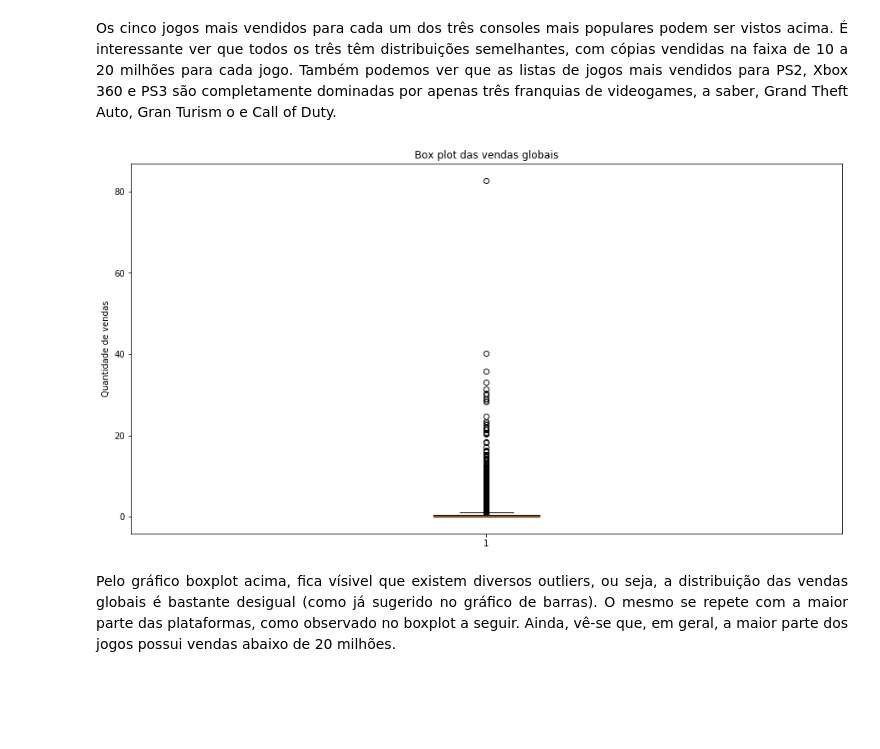
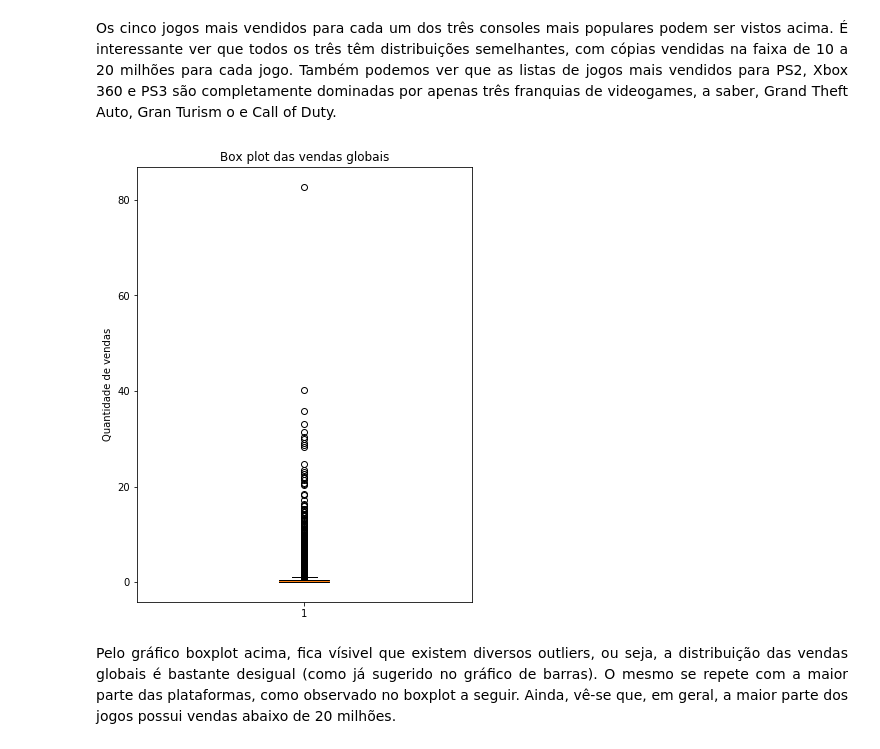
Before and after one commit to VanessaWille/visualizacao_vgsales, a Jupyter notebook: Vanessa.ipynb, the cells around one changed output. Saved outputs shown, nothing was run; the diff lists cells and outputs as text; code cells hidden in the pictures; blank space fills up the shorter version.

```diff
--- a/Vanessa.ipynb
+++ b/Vanessa.ipynb
@@ -188,14 +188,14 @@ plt.show
 # %% [markdown]
 <p style='text-align: justify;'> Os cinco jogos mais vendidos para cada um dos três consoles mais populares podem ser vistos acima. É interessante ver que todos os três têm distribuições semelhantes, com cópias vendidas na faixa de 10 a 20 milhões para cada jogo. Também podemos ver que as listas de jogos mais vendidos para PS2, Xbox 360 e PS3 são completamente dominadas por apenas três franquias de videogames, a saber, Grand Theft Auto, Gran Turism o e Call of Duty. </p>
 # %%
-fig = plt.figure(figsize=(15,8))
+fig = plt.figure(figsize=(6,8))
 ax = fig.add_subplot(1,1,1)
 ax.boxplot(df['Global_Sales'])
 plt.title('Box plot das vendas globais')
 plt.ylabel('Quantidade de vendas')
 plt.show()
 # %% [output]
-[figure, old version]
+[figure, new version]
 # %% [markdown]
 <p style='text-align: justify;'> Pelo gráfico boxplot acima, fica vísivel que existem diversos outliers, ou seja, a distribuição das vendas globais é bastante desigual (como já sugerido no gráfico de barras). O mesmo se repete com a maior parte das plataformas, como observado no boxplot a seguir. Ainda, vê-se que, em geral, a maior parte dos jogos possui vendas abaixo de 20 milhões. </p>
 # %%
```
Also changed, not shown: parts of 17 cells of this notebook, 1 other file.
